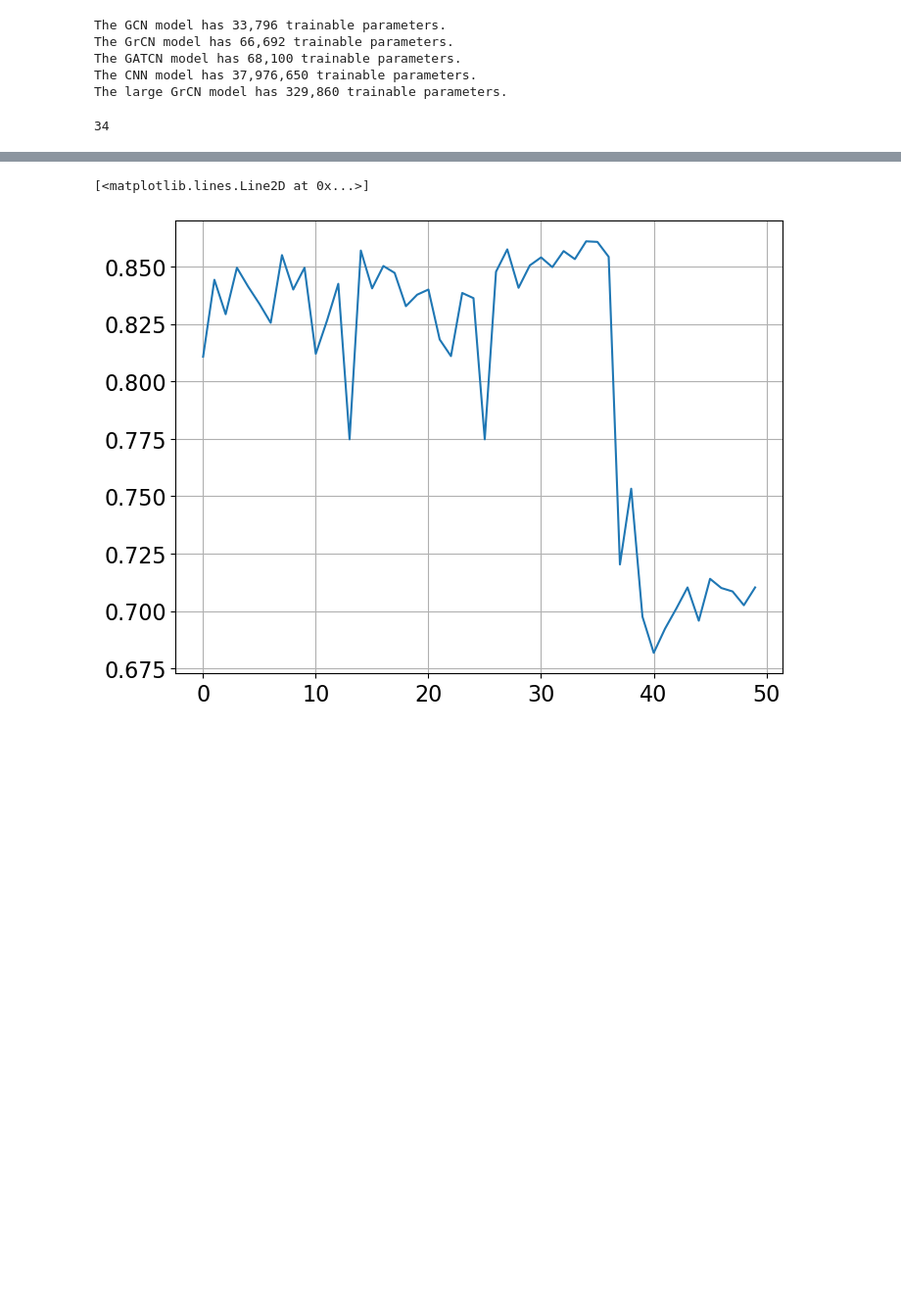
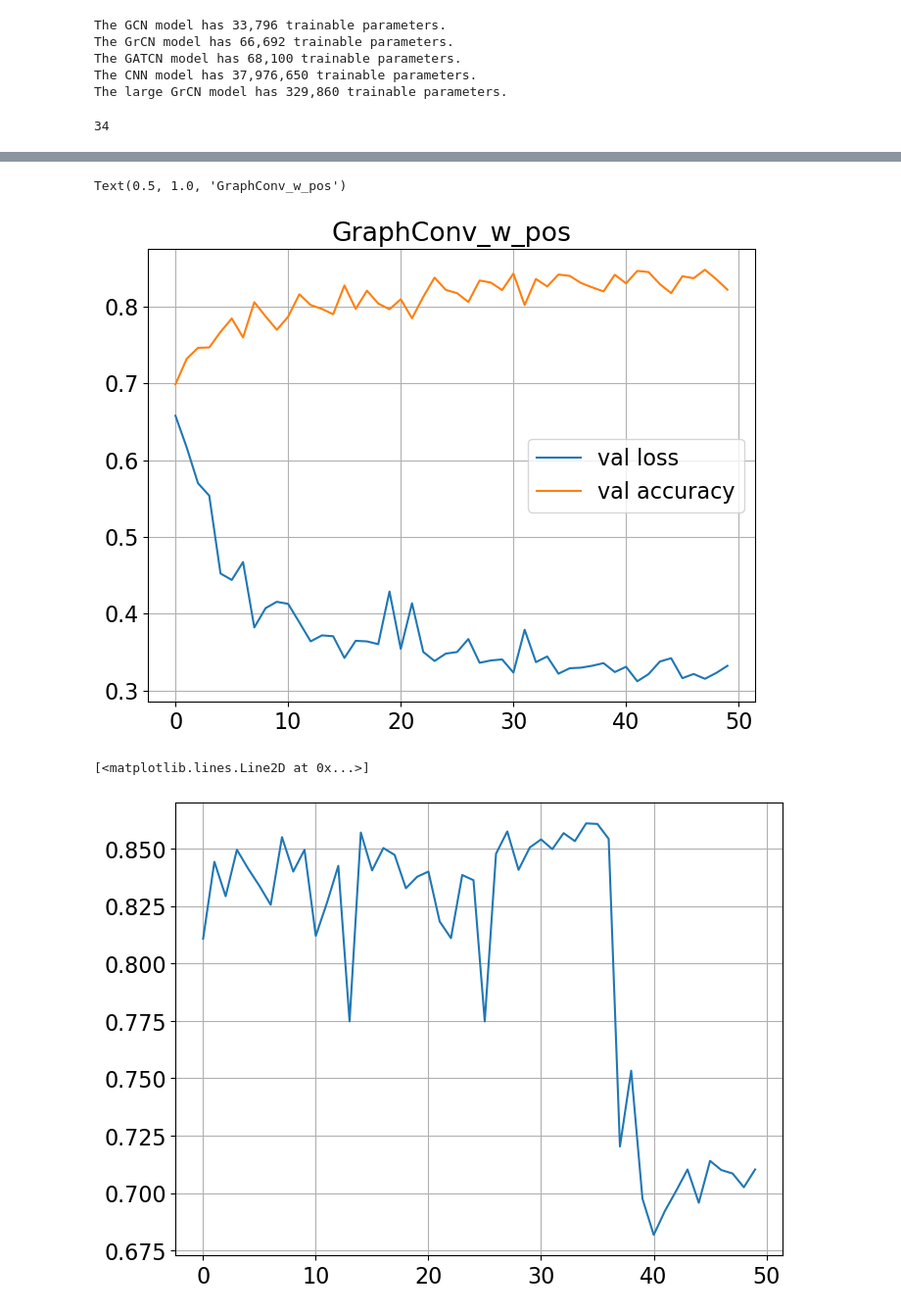
Before and after one commit to JavierZhao/ssi_2023_if_1, a Jupyter notebook: notebooks/GNN.ipynb, the cells around one changed output, grey strips where cells are left out. Shown: that part at 98% size. Drawn from its saved outputs; the diff is of its cells as text; code cells hidden in the pictures; blank space fills up the shorter version.

```diff
--- a/notebooks/GNN.ipynb
+++ b/notebooks/GNN.ipynb
@@ -340,3 +399,14 @@ plt.savefig(f"{label}_losses")
+# %%
+# plt.plot(train_losses)
+plt.plot(val_losses)
+plt.plot(val_accs)
+plt.legend(["val loss", "val accuracy"])
+plt.title(label)
+# plt.semilogy()
+# plt.savefig(f"{label}_losses")
+# %% [output]
+Text(0.5, 1.0, 'GraphConv_w_pos')
+[figure, added]
 # %%
 plt.plot(val_accs)
 # %% [output]
```
Also changed, not shown: parts of 17 cells of this notebook, 2 other files.
